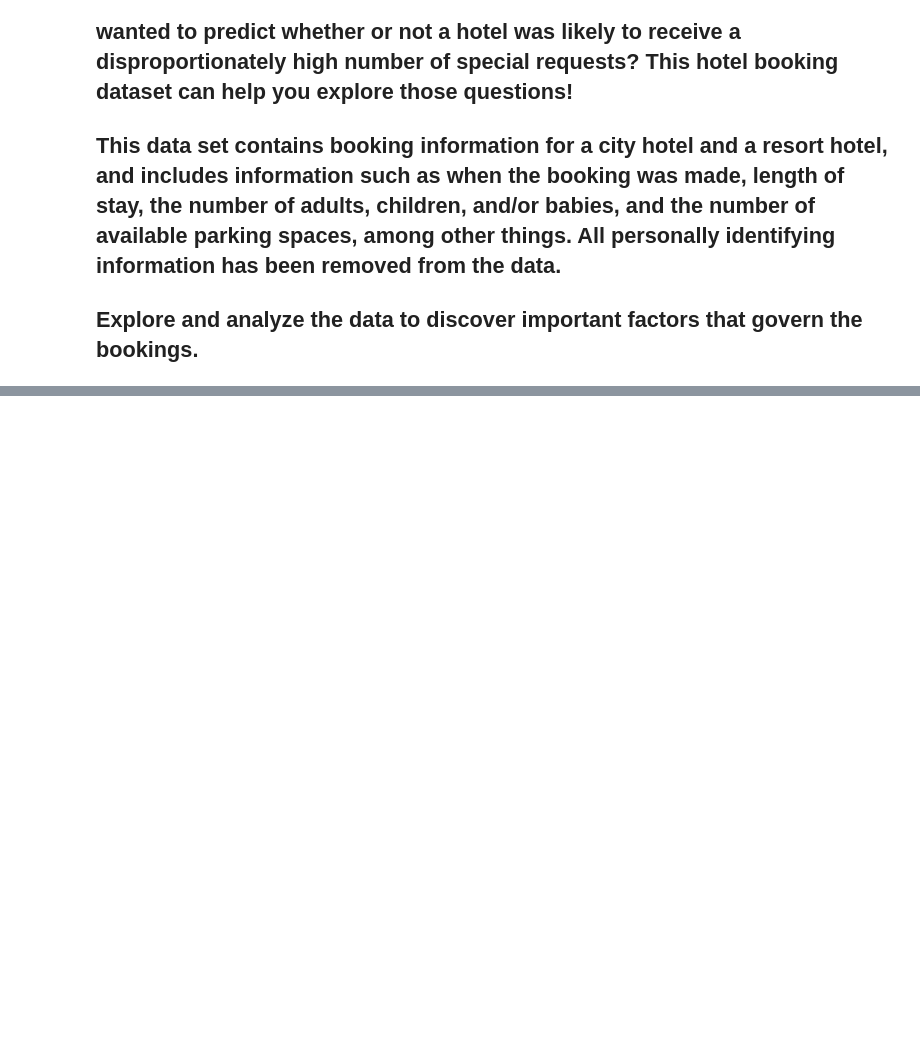
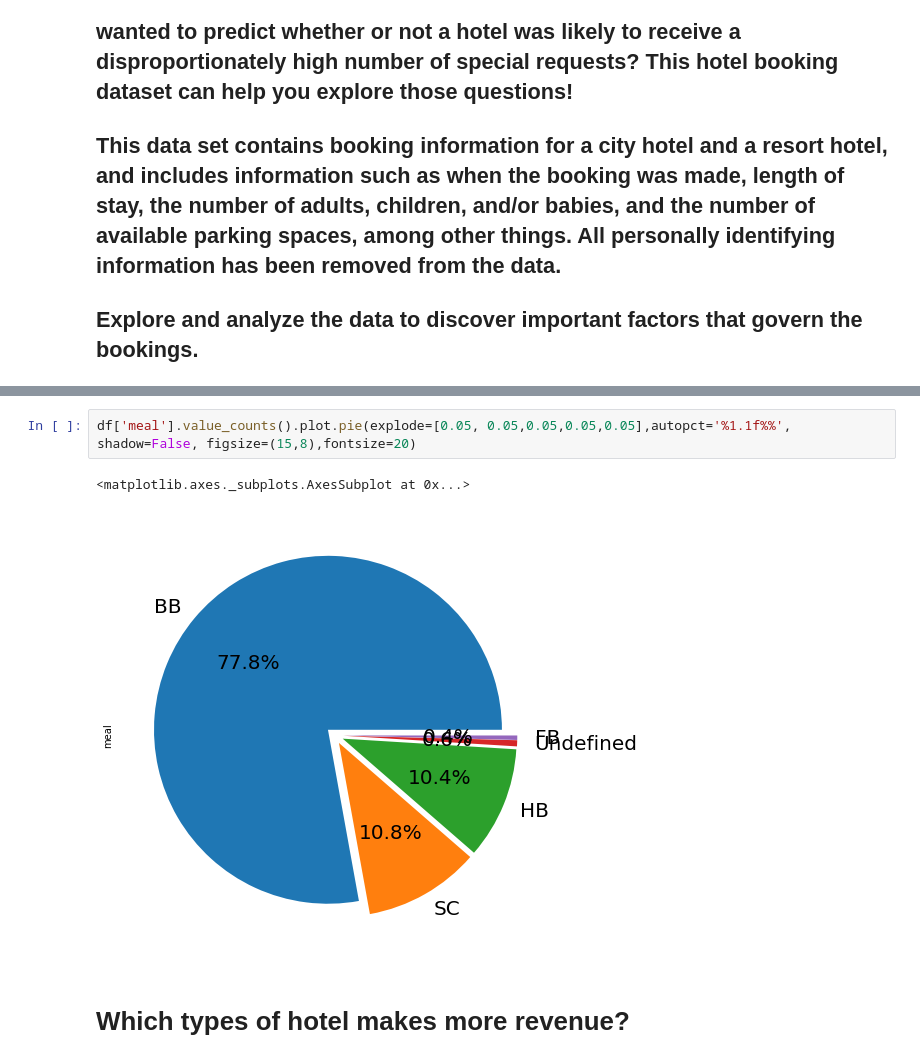
Before and after one commit to koushikdas28/Capstone-1-Hotel-Booking-Analysis-Koushik-Das, a Jupyter notebook: Individual_notebook.ipynb, the cells around one changed output, grey strips where cells are left out. Cells and saved outputs as stored; diff of their text form; blank space fills up the shorter version.

```diff
--- a/Individual_notebook.ipynb
+++ b/Individual_notebook.ipynb
@@ -8,0 +370,7 @@
+# %%
+df['meal'].value_counts().plot.pie(explode=[0.05, 0.05,0.05,0.05,0.05],autopct='%1.1f%%', shadow=False, figsize=(15,8),fontsize=20)
+# %% [output]
+<matplotlib.axes._subplots.AxesSubplot at 0x...>
+[figure, added]
+# %% [markdown]
+# Which types of hotel makes more revenue?
```
Also changed, not shown: parts of 95 cells of this notebook.
